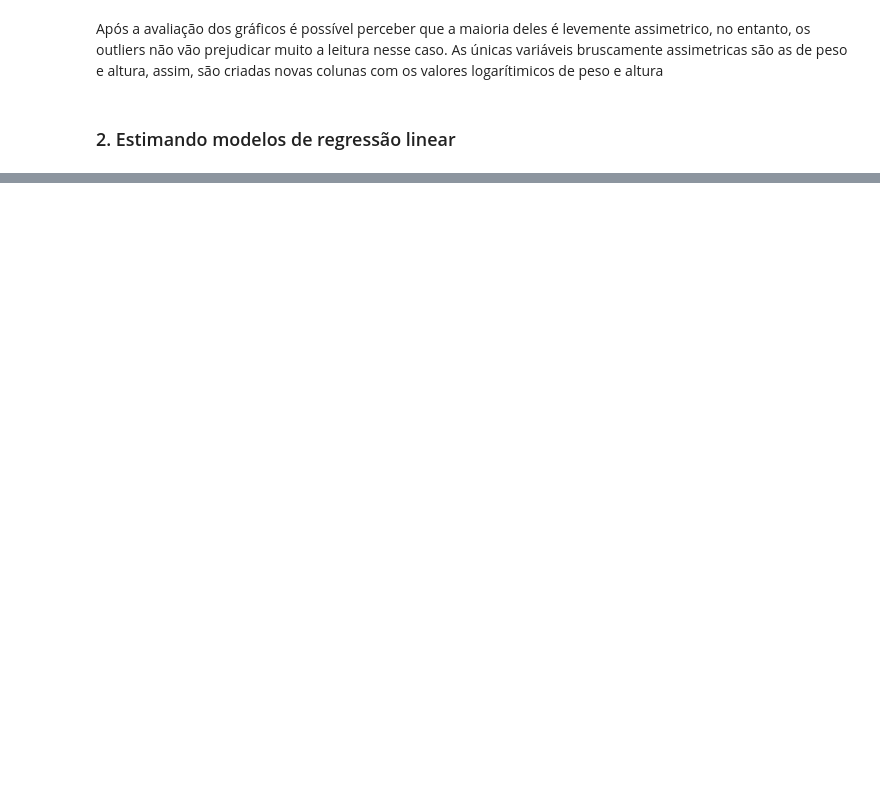
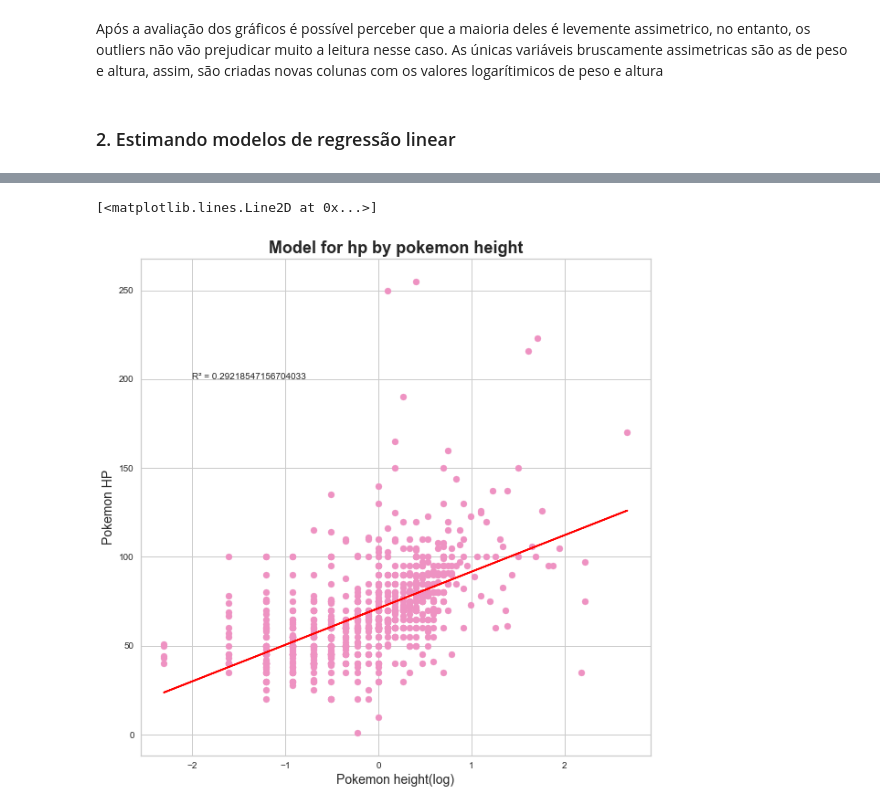
Before and after one commit to LissesCastro/WIP_Pokemon-Regression-Analysis, a Jupyter notebook: Pokemon_Linear_Regression_Sklearn.ipynb, the cells around one changed output, grey strips where cells are left out. Saved outputs shown, nothing was run; the diff lists cells and outputs as text; code cells hidden in the pictures; blank space fills up the shorter version.

```diff
--- a/Pokemon_Linear_Regression_Sklearn.ipynb
+++ b/Pokemon_Linear_Regression_Sklearn.ipynb
@@ -157,0 +170,11 @@ regressao.score(x1, y)
+# %%
+fig, ax = plt.subplots(figsize=(10,10))
+ax.set_title('Model for hp by pokemon height', fontdict={'size': 18, 'family':'sans-serif', 'weight':'bold'})
+ax.set_ylabel('Pokemon HP', fontdict={'size': 14})
+ax.set_xlabel('Pokemon height(log)', fontdict={'size': 14})
+ax.annotate('R² = {}'.format(regressao.score(x1, y)), (-2,200))
+plt.scatter(x1, y, color='#EE92C2')
+plt.plot(x1, modelo.predict(x1), color='red')
+# %% [output]
+[<matplotlib.lines.Line2D at 0x...>]
+[figure, added]
```
Also changed, not shown: parts of 16 cells of this notebook.
